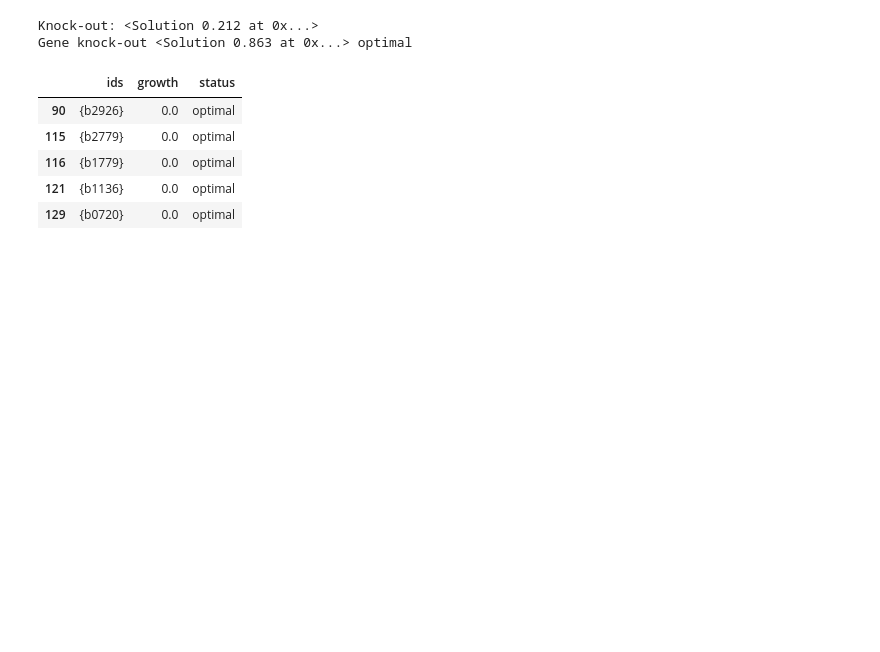
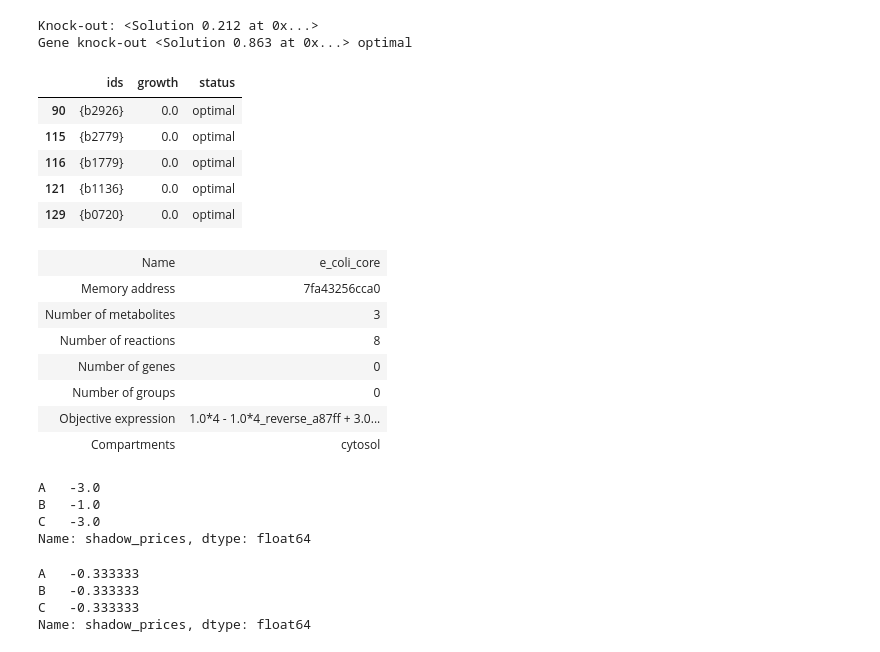
Before and after one commit to abulovic/fachkurs2023, a Jupyter notebook: Introduction to FBA.ipynb, the cells around one changed output. Cells and saved outputs as stored; diff of their text form; code cells hidden in the pictures; blank space fills up the shorter version.

```diff
--- a/Introduction to FBA.ipynb
+++ b/Introduction to FBA.ipynb
@@ -325,3 +325,32 @@ deletion_results[deletion_results['growth'] <= 0]
 | 116 | {b1779} | 0.0 | optimal |
 | 121 | {b1136} | 0.0 | optimal |
 | 129 | {b0720} | 0.0 | optimal |
+# %%
+toy_model = read_sbml_model('toymodel.xml')
+toy_model
+# %% [output]
+| Name | e_coli_core |
+| Memory address | 7fa43256cca0 |
+| Number of metabolites | 3 |
+| Number of reactions | 8 |
+| Number of genes | 0 |
+| Number of groups | 0 |
+| Objective expression | 1.0*4 - 1.0*4_reverse_a87ff + 3.0... |
+| Compartments | cytosol |
+# %%
+result = toy_model.optimize()
+result.shadow_prices
+# %% [output]
+A   -3.0
+B   -1.0
+C   -3.0
+Name: shadow_prices, dtype: float64
+# %%
+toy_model.objective = 'BM_2'
+result = toy_model.optimize()
+result.shadow_prices
+# %% [output]
+A   -0.333333
+B   -0.333333
+C   -0.333333
+Name: shadow_prices, dtype: float64
```
Also changed, not shown: parts of 7 cells of this notebook.
